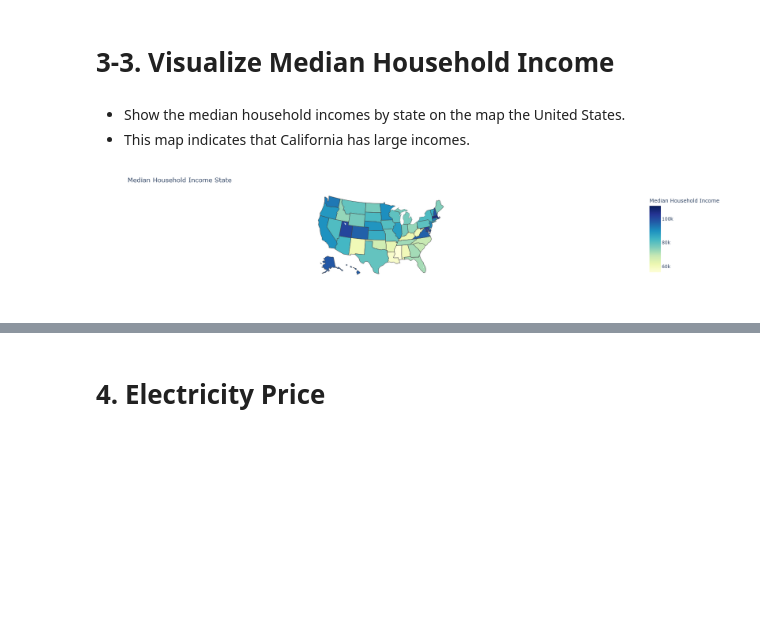
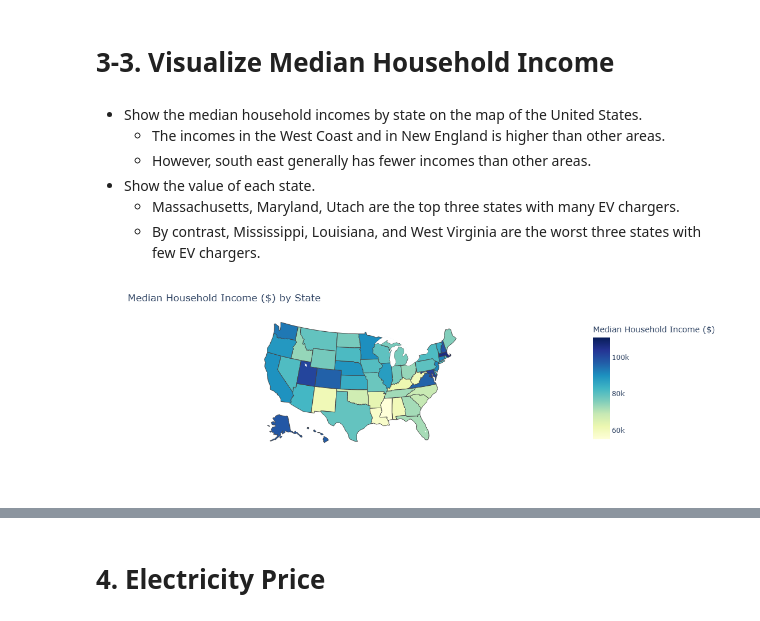
Before and after one commit to hiwan/computing-in-context, a Jupyter notebook: project_3.ipynb, the cells around one changed output, grey strips where cells are left out. Saved outputs shown, nothing was run; the diff lists cells and outputs as text; code cells hidden in the pictures; blank space fills up the shorter version.

```diff
--- a/project_3.ipynb
+++ b/project_3.ipynb
@@ -552,29 +562,33 @@ income.head()
 # %% [markdown]
 # 3-3. Visualize Median Household Income
 # %% [markdown]
-- Show the median household incomes by state on the map the United States.
-- This map indicates that California has large incomes.
+- Show the median household incomes by state on the map of the United States.
+    - The incomes in the West Coast and in New England is higher than other areas.
+    - However, south east generally has fewer incomes than other areas.
+- Show the value of each state.
+    - Massachusetts, Maryland, Utach are the top three states with many EV chargers.
+    - By contrast, Mississippi, Louisiana, and West Virginia are the worst three states with few EV chargers.
 # %%
 fig = px.choropleth(
     income,
     locations='state',
     locationmode='USA-states',
     color='income',
     hover_name='state_full',
     color_continuous_scale='YlGnBu',
     scope='usa',
-    labels={'income': 'Median Household Income'}
+    labels={'income': 'Median Household Income ($)'}
 )
 
 fig.update_layout(
-    title_text='Median Household Income State',
+    title_text='Median Household Income ($) by State',
     geo=dict(
         lakecolor='rgb(255, 255, 255)'
     )
 )
 
-fig.update_layout(width=700)
+fig.update_layout(width=1100)
 fig.show()
 # %% [output]
-[figure, old version]
+[figure, new version]
 # %%
```
Also changed, not shown: parts of 64 cells of this notebook, 1 other file.
